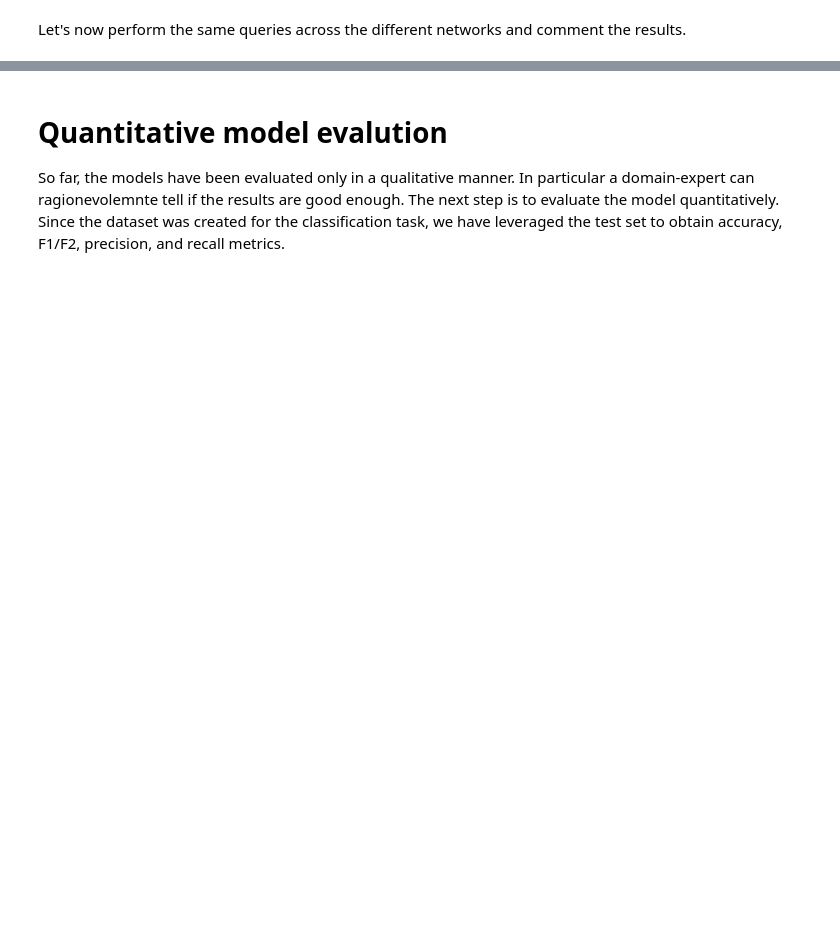
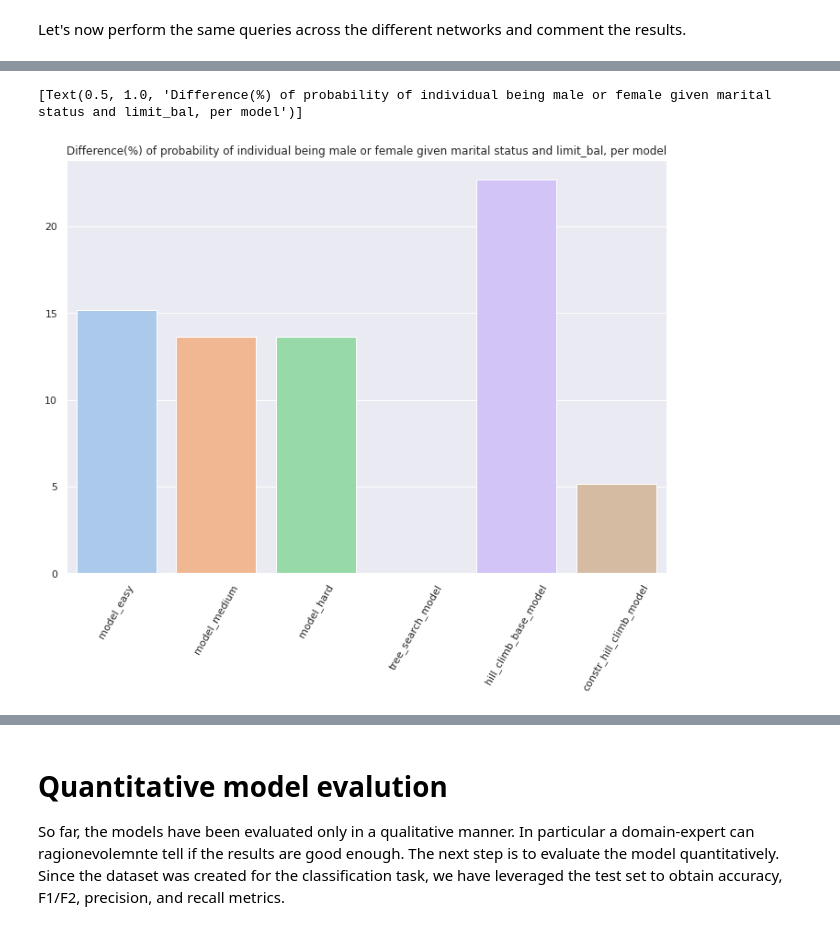
Before and after one commit to lorenzobalzani/bayesian-network-credit-cards, a Jupyter notebook: bayesian_network_credit_cards_default.ipynb, the cells around one changed output, grey strips where cells are left out. Saved outputs shown, nothing was run; the diff lists cells and outputs as text; code cells hidden in the pictures; blank space fills up the shorter version.

```diff
--- a/bayesian_network_credit_cards_default.ipynb
+++ b/bayesian_network_credit_cards_default.ipynb
@@ -544,0 +534,20 @@ print(data_infer_easy.query(['sex'], {'marriage': 'not_married', 'limit_bal': 'l
+# %%
+def inference_score_given_limit_bal(query_desc: str, query: list, evidence: list):
+  evidence_values = dataset[evidence[0]].unique()
+  data_infer_model = [[model_easy, 'model_easy'], [model_medium, 'model_medium'], [model_hard, 'model_hard'], [tree_search_model, 'tree_search_model'], [hill_climb_base_model, 'hill_climb_base_model'], [constr_hill_climb_model, 'constr_hill_climb_model']]
+  impact_on_model = {}
+  for model in data_infer_model:
+    result = []
+    data_infer = VariableElimination(model[0])
+    for value in evidence_values:
+      result.append(data_infer.query(query, {evidence[0]: value, 'limit_bal': 'low'}).values[0])
+    impact_on_model[model[1]] = (max(result) - min(result))/((max(result) + min(result)) / 2) * 100
+  return impact_on_model
+
+sns.set(rc={'figure.figsize':(11.7,8.27)})
+plt.xticks(rotation=60)
+inference_given_limit_bal_df = inference_score_given_limit_bal('Difference(%) of probability of individual being male or female given marital status and limit_bal, per model', ['sex'], ['marriage'])
+sns.barplot(x = list(inference_given_limit_bal_df.keys()), y=list(inference_given_limit_bal_df.values()) , palette='pastel').set(title='Difference(%) of probability of individual being male or female given marital status and limit_bal, per model')
+# %% [output]
+[Text(0.5, 1.0, 'Difference(%) of probability of individual being male or female given marital status and limit_bal, per model')]
+[figure, added]
```
Also changed, not shown: parts of 11 cells of this notebook.
